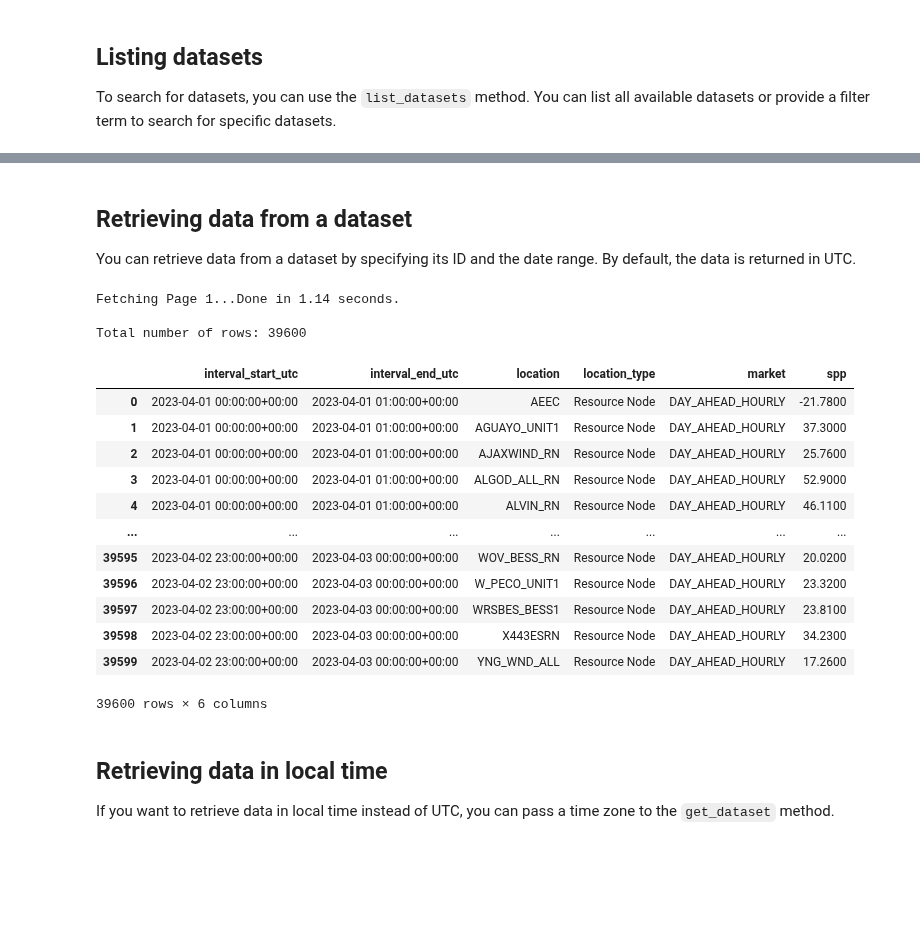
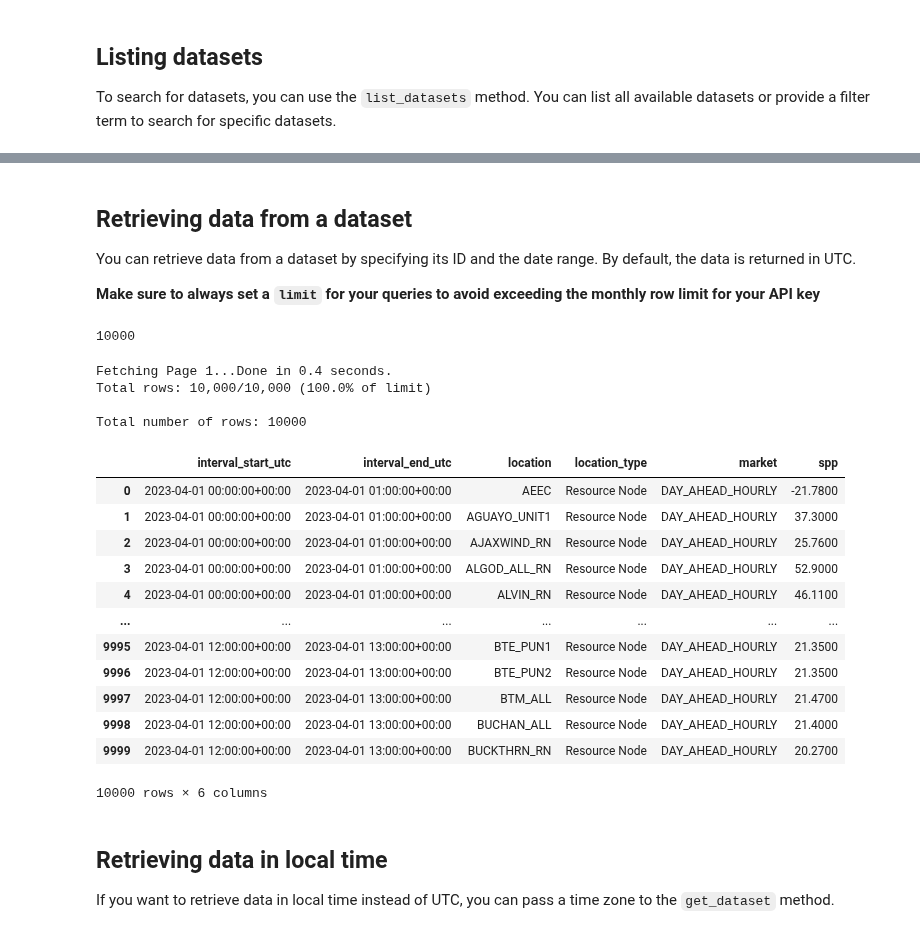
Before and after one commit to gridstatus/gridstatusio, a Jupyter notebook: Examples/Getting Started.ipynb, the cells around one changed output, grey strips where cells are left out. Drawn from its saved outputs; the diff is of its cells as text; code cells hidden in the pictures; blank space fills up the shorter version.

```diff
--- a/Examples/Getting Started.ipynb
+++ b/Examples/Getting Started.ipynb
@@ -43,31 +54,39 @@ client.list_datasets(filter_term="ERCOT SPP")
 ## Retrieving data from a dataset
 
 You can retrieve data from a dataset by specifying its ID and the date range. By default, the data is returned in UTC.
+
+**Make sure to always set a `limit` for your queries to avoid exceeding the monthly row limit for your API key**
+# %%
+QUERY_LIMIT = 10_000
+# %% [output]
+10000
 # %%
 data_utc = client.get_dataset(
     dataset="ercot_spp_day_ahead_hourly",
     start="2023-04-01",
     end="2023-04-03",
+    limit=QUERY_LIMIT,
 )
 
 data_utc
 # %% [output]
-Fetching Page 1...Done in 1.14 seconds.
+Fetching Page 1...Done in 0.4 seconds.
+Total rows: 10,000/10,000 (100.0% of limit)
 
-Total number of rows: 39600
+Total number of rows: 10000
 |  | interval_start_utc | interval_end_utc | location | location_type | market | spp |
 | 0 | 2023-04-01 00:00:00+00:00 | 2023-04-01 01:00:00+00:00 | AEEC | Resource Node | DAY_AHEAD_HOURLY | -21.7800 |
 | 1 | 2023-04-01 00:00:00+00:00 | 2023-04-01 01:00:00+00:00 | AGUAYO_UNIT1 | Resource Node | DAY_AHEAD_HOURLY | 37.3000 |
 | 2 | 2023-04-01 00:00:00+00:00 | 2023-04-01 01:00:00+00:00 | AJAXWIND_RN | Resource Node | DAY_AHEAD_HOURLY | 25.7600 |
 | 3 | 2023-04-01 00:00:00+00:00 | 2023-04-01 01:00:00+00:00 | ALGOD_ALL_RN | Resource Node | DAY_AHEAD_HOURLY | 52.9000 |
 | 4 | 2023-04-01 00:00:00+00:00 | 2023-04-01 01:00:00+00:00 | ALVIN_RN | Resource Node | DAY_AHEAD_HOURLY | 46.1100 |
 | ... | ... | ... | ... | ... | ... | ... |
-| 39595 | 2023-04-02 23:00:00+00:00 | 2023-04-03 00:00:00+00:00 | WOV_BESS_RN | Resource Node | DAY_AHEAD_HOURLY | 20.0200 |
-| 39596 | 2023-04-02 23:00:00+00:00 | 2023-04-03 00:00:00+00:00 | W_PECO_UNIT1 | Resource Node | DAY_AHEAD_HOURLY | 23.3200 |
-| 39597 | 2023-04-02 23:00:00+00:00 | 2023-04-03 00:00:00+00:00 | WRSBES_BESS1 | Resource Node | DAY_AHEAD_HOURLY | 23.8100 |
-| 39598 | 2023-04-02 23:00:00+00:00 | 2023-04-03 00:00:00+00:00 | X443ESRN | Resource Node | DAY_AHEAD_HOURLY | 34.2300 |
-| 39599 | 2023-04-02 23:00:00+00:00 | 2023-04-03 00:00:00+00:00 | YNG_WND_ALL | Resource Node | DAY_AHEAD_HOURLY | 17.2600 |
+| 9995 | 2023-04-01 12:00:00+00:00 | 2023-04-01 13:00:00+00:00 | BTE_PUN1 | Resource Node | DAY_AHEAD_HOURLY | 21.3500 |
+| 9996 | 2023-04-01 12:00:00+00:00 | 2023-04-01 13:00:00+00:00 | BTE_PUN2 | Resource Node | DAY_AHEAD_HOURLY | 21.3500 |
+| 9997 | 2023-04-01 12:00:00+00:00 | 2023-04-01 13:00:00+00:00 | BTM_ALL | Resource Node | DAY_AHEAD_HOURLY | 21.4700 |
+| 9998 | 2023-04-01 12:00:00+00:00 | 2023-04-01 13:00:00+00:00 | BUCHAN_ALL | Resource Node | DAY_AHEAD_HOURLY | 21.4000 |
+| 9999 | 2023-04-01 12:00:00+00:00 | 2023-04-01 13:00:00+00:00 | BUCKTHRN_RN | Resource Node | DAY_AHEAD_HOURLY | 20.2700 |
-39600 rows × 6 columns
+10000 rows × 6 columns
 # %% [markdown]
 ## Retrieving data in local time
 
```
Also changed, not shown: parts of 9 cells of this notebook, 4 other files.
